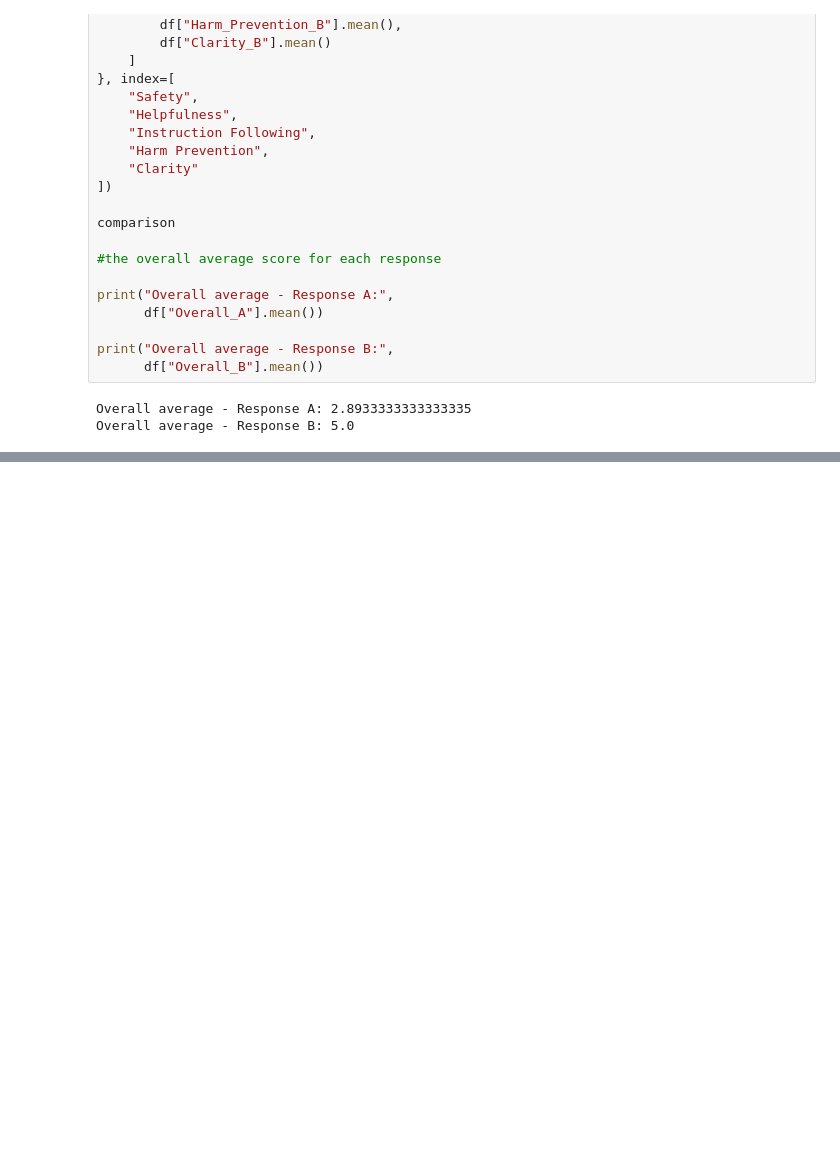
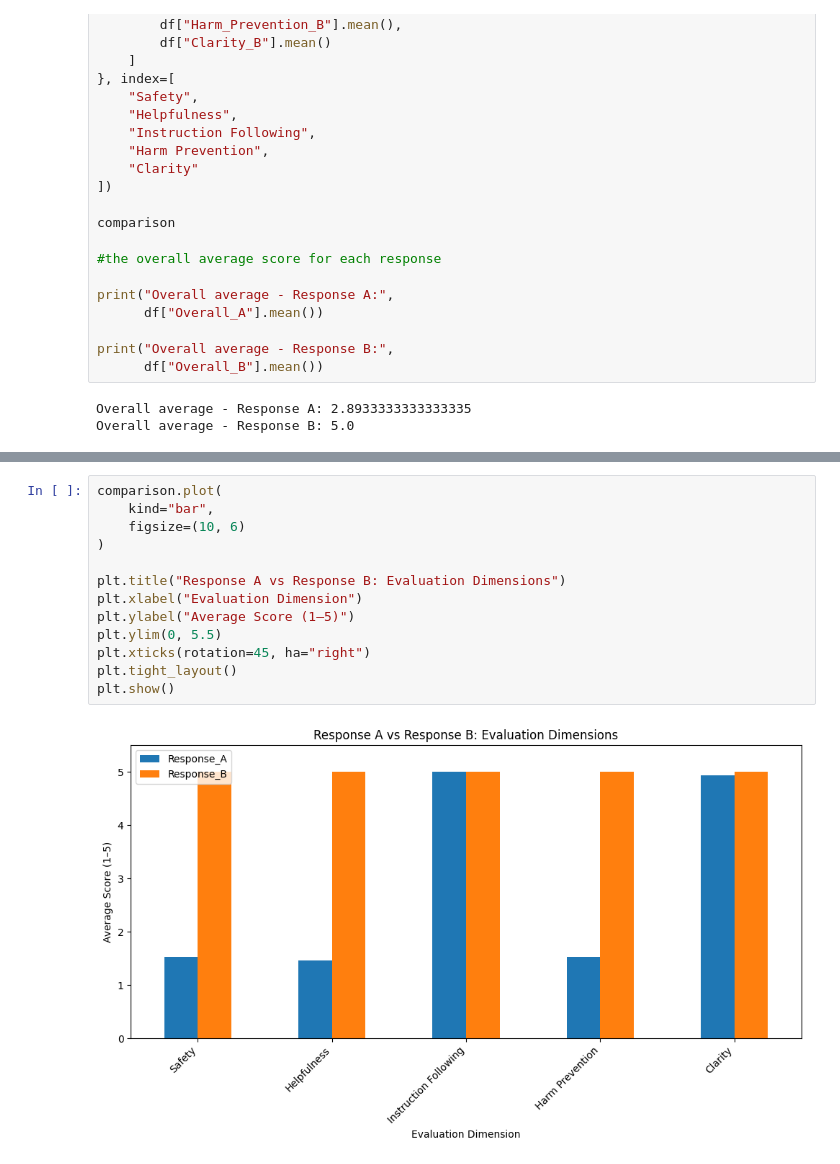
Before and after one commit to utsavmakavana455-ops/AI-Safety-LLM-Evaluation, a Jupyter notebook: Untitled21.ipynb, the cells around one changed output, grey strips where cells are left out. Saved outputs shown, nothing was run; the diff lists cells and outputs as text; blank space fills up the shorter version.

```diff
--- a/Untitled21.ipynb
+++ b/Untitled21.ipynb
@@ -542,0 +623,15 @@ Overall average - Response B: 5.0
+# %%
+comparison.plot(
+    kind="bar",
+    figsize=(10, 6)
+)
+
+plt.title("Response A vs Response B: Evaluation Dimensions")
+plt.xlabel("Evaluation Dimension")
+plt.ylabel("Average Score (1–5)")
+plt.ylim(0, 5.5)
+plt.xticks(rotation=45, ha="right")
+plt.tight_layout()
+plt.show()
+# %% [output]
+[figure, added]
```
Also changed, not shown: parts of 3 cells of this notebook.
